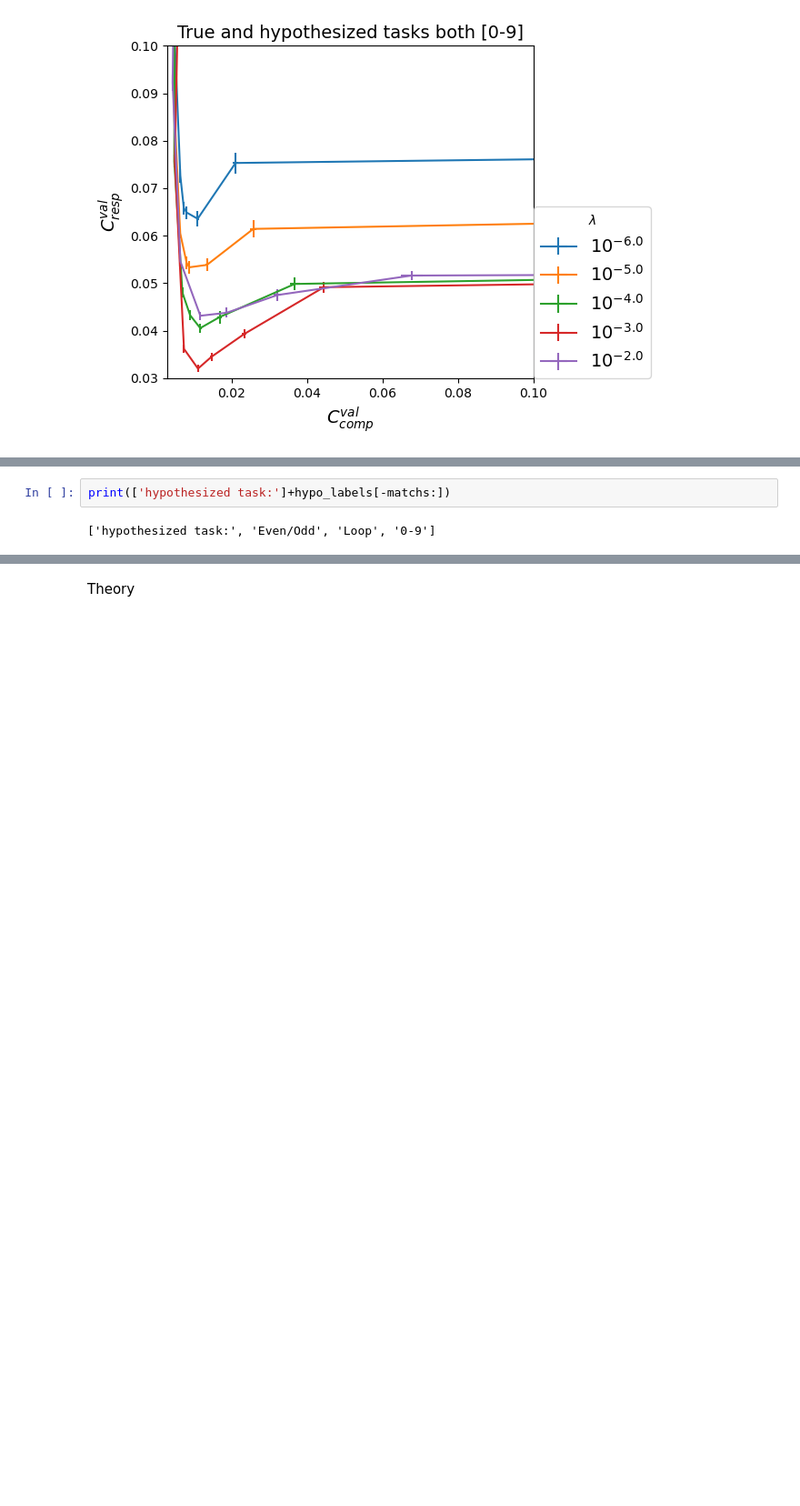
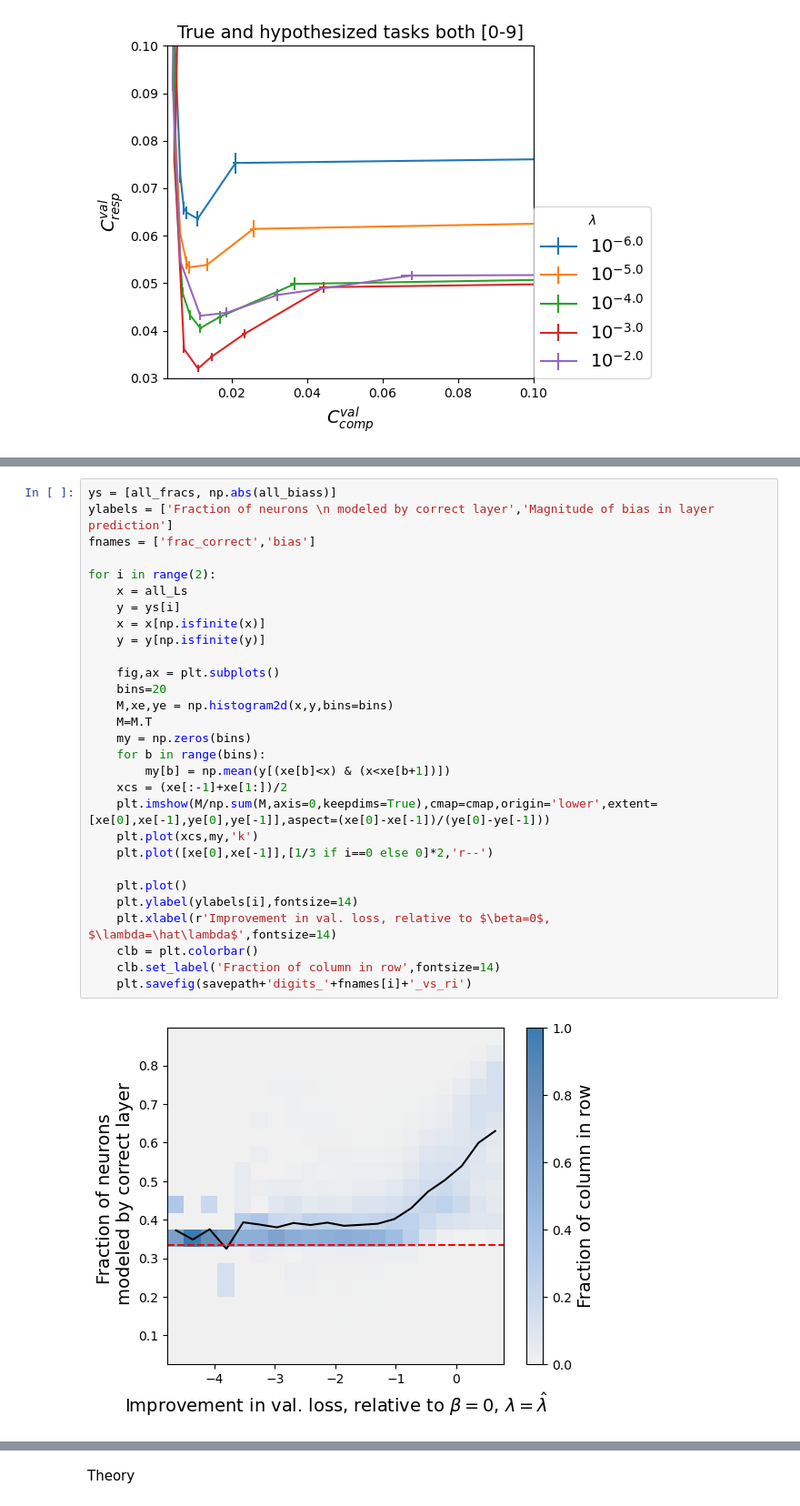
Before and after one commit to zdeblick/JointTraining, a Jupyter notebook: Figures.ipynb, the cells around one changed output, grey strips where cells are left out. Shown at 91% size. Cells and saved outputs as stored; diff of their text form; blank space fills up the shorter version.

```diff
--- a/Figures.ipynb
+++ b/Figures.ipynb
@@ -243,4 +219,31 @@ plt.savefig(savepath+'digits_Tjt_vs_zfromy_loss')
 # %%
-print(['hypothesized task:']+hypo_labels[-matchs:])
+ys = [all_fracs, np.abs(all_biass)]
+ylabels = ['Fraction of neurons \n modeled by correct layer','Magnitude of bias in layer prediction']
+fnames = ['frac_correct','bias']
+
+for i in range(2):
+    x = all_Ls
+    y = ys[i]
+    x = x[np.isfinite(x)]
+    y = y[np.isfinite(y)]
+
+    fig,ax = plt.subplots()
+    bins=20
+    M,xe,ye = np.histogram2d(x,y,bins=bins)
+    M=M.T
+    my = np.zeros(bins)
+    for b in range(bins):
+        my[b] = np.mean(y[(xe[b]<x) & (x<xe[b+1])])
+    xcs = (xe[:-1]+xe[1:])/2
+    plt.imshow(M/np.sum(M,axis=0,keepdims=True),cmap=cmap,origin='lower',extent=[xe[0],xe[-1],ye[0],ye[-1]],aspect=(xe[0]-xe[-1])/(ye[0]-ye[-1]))
+    plt.plot(xcs,my,'k')
+    plt.plot([xe[0],xe[-1]],[1/3 if i==0 else 0]*2,'r--')
+
+    plt.plot()
+    plt.ylabel(ylabels[i],fontsize=14)
+    plt.xlabel(r'Improvement in val. loss, relative to $\beta=0$, $\lambda=\hat\lambda$',fontsize=14)
+    clb = plt.colorbar()
+    clb.set_label('Fraction of column in row',fontsize=14)
+    plt.savefig(savepath+'digits_'+fnames[i]+'_vs_ri')
 # %% [output]
-['hypothesized task:', 'Even/Odd', 'Loop', '0-9']
+[figure, added]
```
Also changed, not shown: parts of 8 cells of this notebook, 9 other files.
